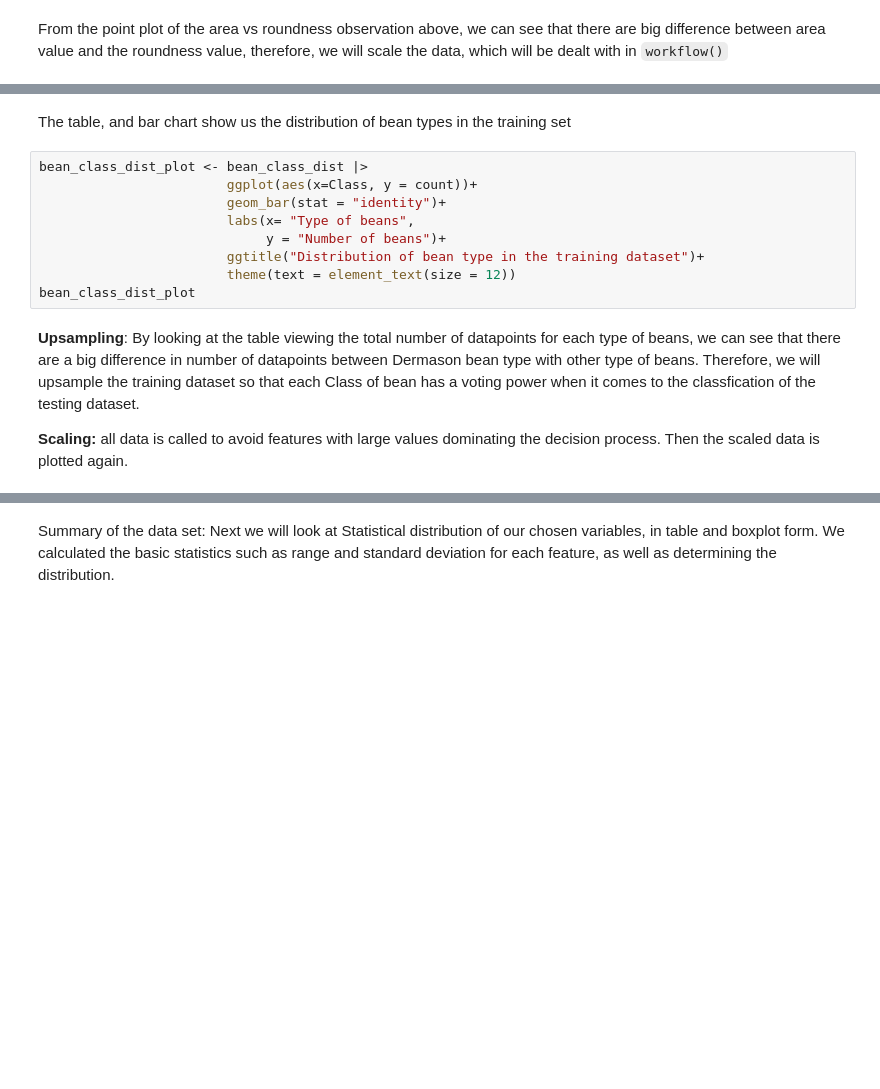
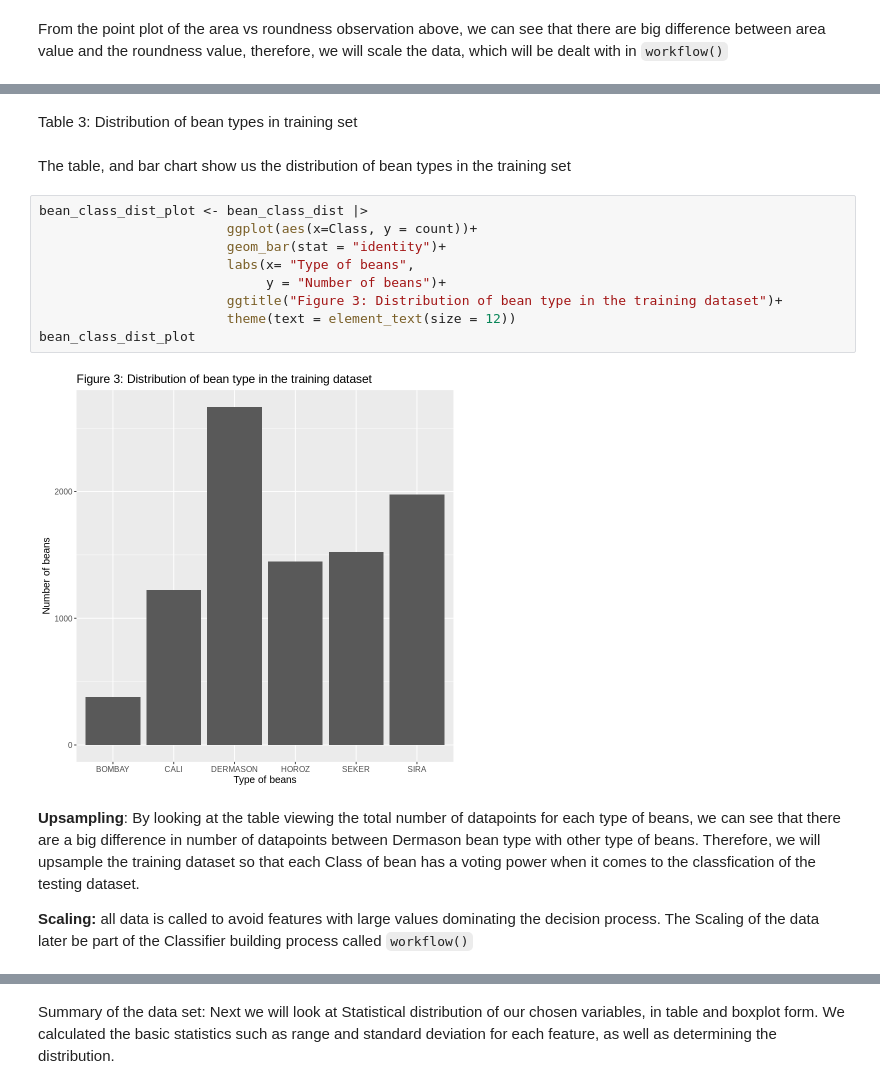
Before and after one commit to emeraldnqa/Bean-Type-Classfiifcation, a Jupyter notebook: proposal code.ipynb, the cells around one changed output, grey strips where cells are left out. Saved outputs shown, nothing was run; the diff lists cells and outputs as text; blank space fills up the shorter version.

```diff
--- a/proposal code.ipynb
+++ b/proposal code.ipynb
@@ -115,18 +219,22 @@ bean_class_dist
+# %% [markdown]
+Table 3: Distribution of bean types in training set
 # %% [markdown]
 The table, and bar chart show us the distribution of bean types in the training set
 # %%
 bean_class_dist_plot <- bean_class_dist |>
                         ggplot(aes(x=Class, y = count))+
                         geom_bar(stat = "identity")+
                         labs(x= "Type of beans",
                              y = "Number of beans")+
-                        ggtitle("Distribution of bean type in the training dataset")+
+                        ggtitle("Figure 3: Distribution of bean type in the training dataset")+
                         theme(text = element_text(size = 12))
 bean_class_dist_plot
+# %% [output]
+[figure, added]
 # %% [markdown]
 **Upsampling**: By looking at the table viewing the total number of datapoints for each type of beans, we can see that there are a big difference in number of datapoints between Dermason bean type with other type of beans. Therefore, we will upsample the training dataset so that each Class of bean has a voting power when it comes to the classfication of the testing dataset.
 
-**Scaling:** all data is called to avoid features with large values dominating the decision process. Then the scaled data is plotted again.
+**Scaling:** all data is called to avoid features with large values dominating the decision process. The Scaling of the data later be part of the Classifier building process called `workflow()`
 # %%
 ## Scalling all data:
 
```
Also changed, not shown: parts of 42 cells of this notebook.
